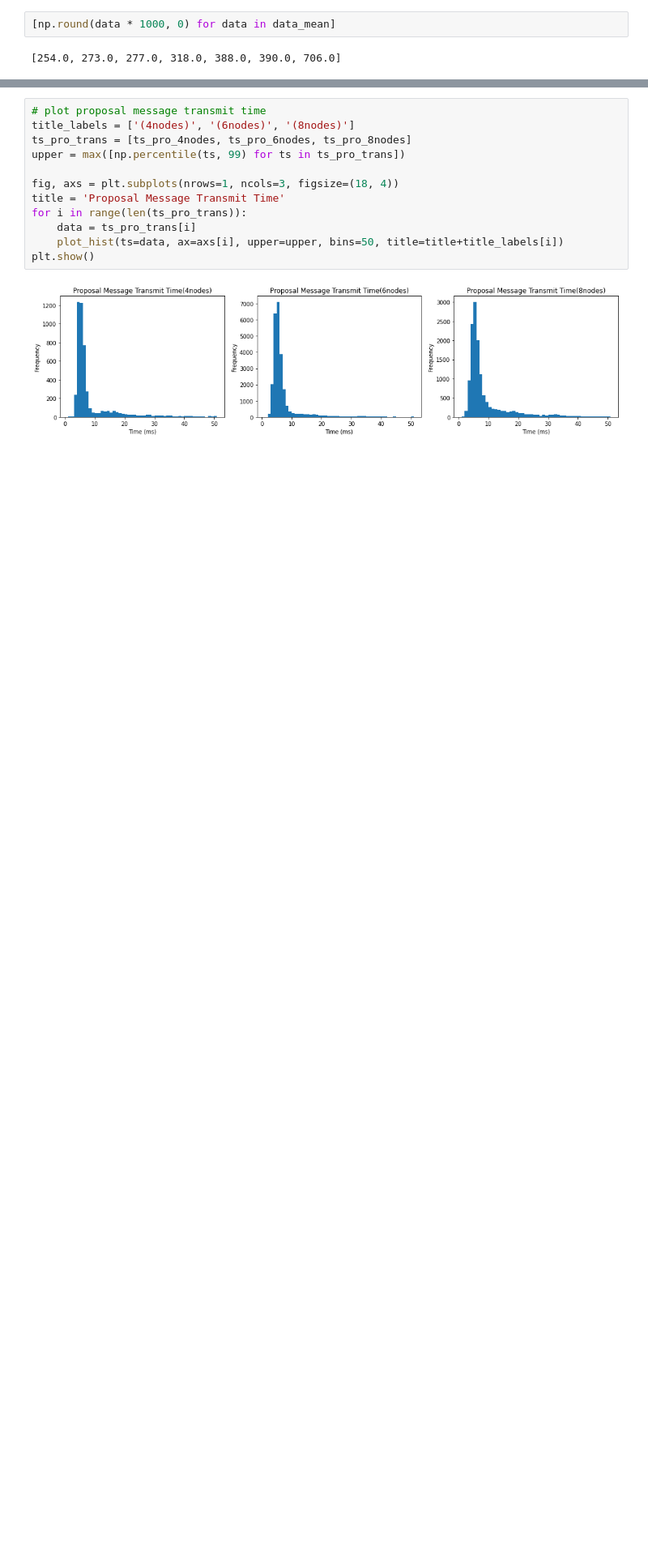
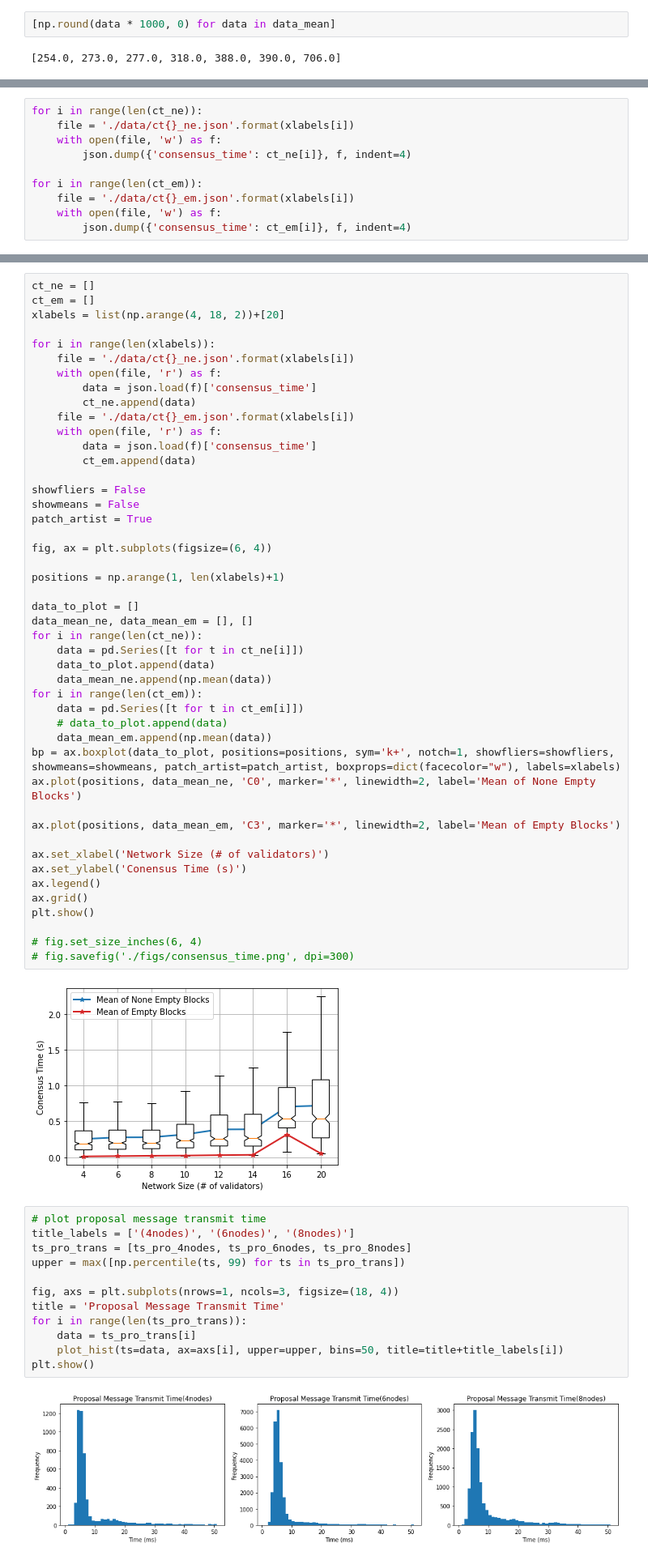
Before and after one commit to CaixiangFan/besu-benchmark, a Jupyter notebook: src/log_analysis.ipynb, the cells around one changed output, grey strips where cells are left out. Shown at 81% size. Drawn from its saved outputs; the diff is of its cells as text; blank space fills up the shorter version.

Commit message:
update data and log analysis

```diff
--- a/src/log_analysis.ipynb
+++ b/src/log_analysis.ipynb
@@ -302,0 +452,10 @@ df_des
+# %%
+for i in range(len(ct_ne)):
+    file = './data/ct{}_ne.json'.format(xlabels[i])
+    with open(file, 'w') as f:
+        json.dump({'consensus_time': ct_ne[i]}, f, indent=4)
+
+for i in range(len(ct_em)):
+    file = './data/ct{}_em.json'.format(xlabels[i])
+    with open(file, 'w') as f:
+        json.dump({'consensus_time': ct_em[i]}, f, indent=4)
@@ -303,3 +464,51 @@ df_des
+# %%
+ct_ne = []
+ct_em = []
+xlabels = list(np.arange(4, 18, 2))+[20]
+
+for i in range(len(xlabels)):
+    file = './data/ct{}_ne.json'.format(xlabels[i])
+    with open(file, 'r') as f:
+        data = json.load(f)['consensus_time']
+        ct_ne.append(data)
+    file = './data/ct{}_em.json'.format(xlabels[i])
+    with open(file, 'r') as f:
+        data = json.load(f)['consensus_time']
+        ct_em.append(data)
+
+showfliers = False
+showmeans = False
+patch_artist = True
+
+fig, ax = plt.subplots(figsize=(6, 4))
+
+positions = np.arange(1, len(xlabels)+1)
+
+data_to_plot = []
+data_mean_ne, data_mean_em = [], []
+for i in range(len(ct_ne)):
+    data = pd.Series([t for t in ct_ne[i]])
+    data_to_plot.append(data)
+    data_mean_ne.append(np.mean(data))
+for i in range(len(ct_em)):
+    data = pd.Series([t for t in ct_em[i]])
+    # data_to_plot.append(data)
+    data_mean_em.append(np.mean(data))
+bp = ax.boxplot(data_to_plot, positions=positions, sym='k+', notch=1, showfliers=showfliers, showmeans=showmeans, patch_artist=patch_artist, boxprops=dict(facecolor="w"), labels=xlabels)
+ax.plot(positions, data_mean_ne, 'C0', marker='*', linewidth=2, label='Mean of None Empty Blocks')
+
+ax.plot(positions, data_mean_em, 'C3', marker='*', linewidth=2, label='Mean of Empty Blocks')
+
+ax.set_xlabel('Network Size (# of validators)')
+ax.set_ylabel('Conensus Time (s)')
+ax.legend()
+ax.grid()
+plt.show()
+
+# fig.set_size_inches(6, 4)
+# fig.savefig('./figs/consensus_time.png', dpi=300)
+# %% [output]
+[figure, added]
 # %%
 # plot proposal message transmit time
 title_labels = ['(4nodes)', '(6nodes)', '(8nodes)']
```
Also changed, not shown: parts of 17 cells of this notebook.
